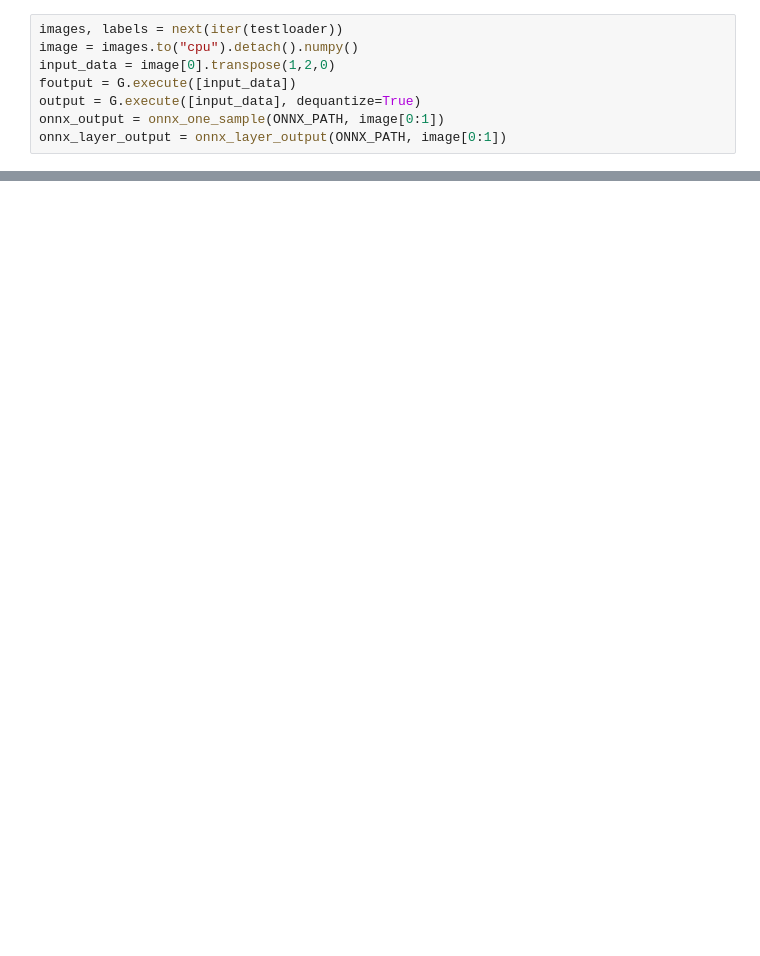
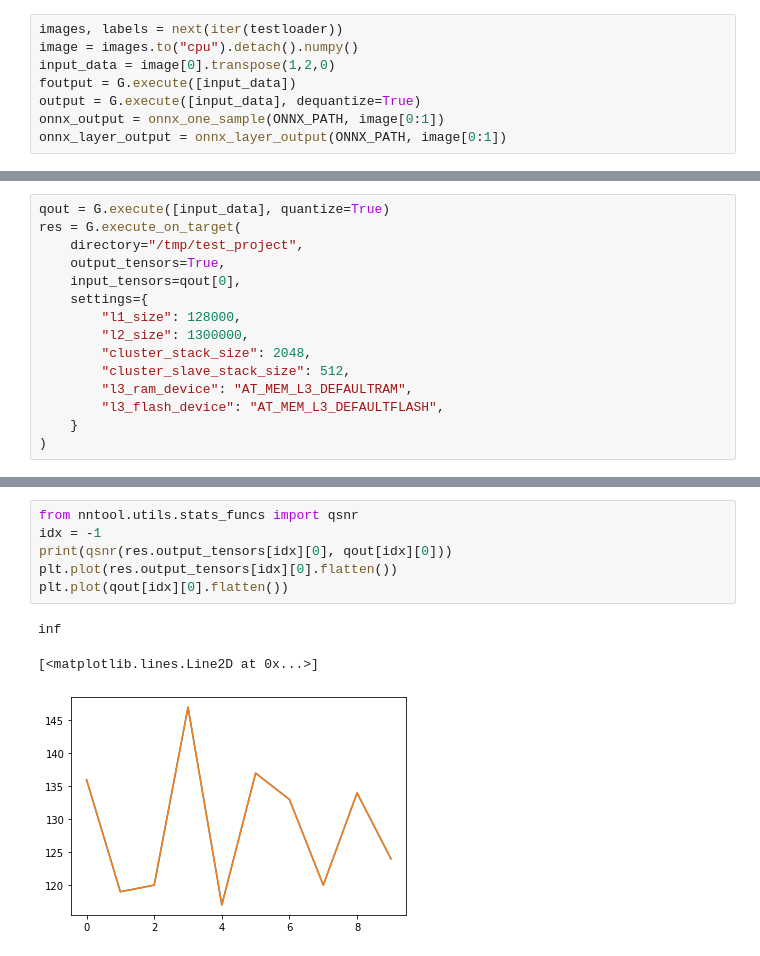
Before and after one commit to GreenWaves-Technologies/cifar10_quant_import, a Jupyter notebook: cifar10_training_pytorch.ipynb, the cells around one changed output, grey strips where cells are left out. Drawn from its saved outputs; the diff is of its cells as text; blank space fills up the shorter version.

Commit message:
Update project with new pytorch scripts and fixed GAP run

```diff
--- a/cifar10_training_pytorch.ipynb
+++ b/cifar10_training_pytorch.ipynb
@@ -567,0 +510,15 @@ array([ 2.992753 , -2.992753 , -2.7789848,  6.413042 , -3.847825 ,
+# %%
+qout = G.execute([input_data], quantize=True)
+res = G.execute_on_target(
+    directory="/tmp/test_project",
+    output_tensors=True,
+    input_tensors=qout[0],
+    settings={
+        "l1_size": 128000,
+        "l2_size": 1300000,
+        "cluster_stack_size": 2048,
+        "cluster_slave_stack_size": 512,
+        "l3_ram_device": "AT_MEM_L3_DEFAULTRAM",
+        "l3_flash_device": "AT_MEM_L3_DEFAULTFLASH",
+    }
+)
@@ -567,0 +552,10 @@ array([ 2.992753 , -2.992753 , -2.7789848,  6.413042 , -3.847825 ,
+# %%
+from nntool.utils.stats_funcs import qsnr
+idx = -1
+print(qsnr(res.output_tensors[idx][0], qout[idx][0]))
+plt.plot(res.output_tensors[idx][0].flatten())
+plt.plot(qout[idx][0].flatten())
+# %% [output]
+inf
+[<matplotlib.lines.Line2D at 0x...>]
+[figure, added]
```
Also changed, not shown: parts of 24 cells of this notebook, 11 other files.
